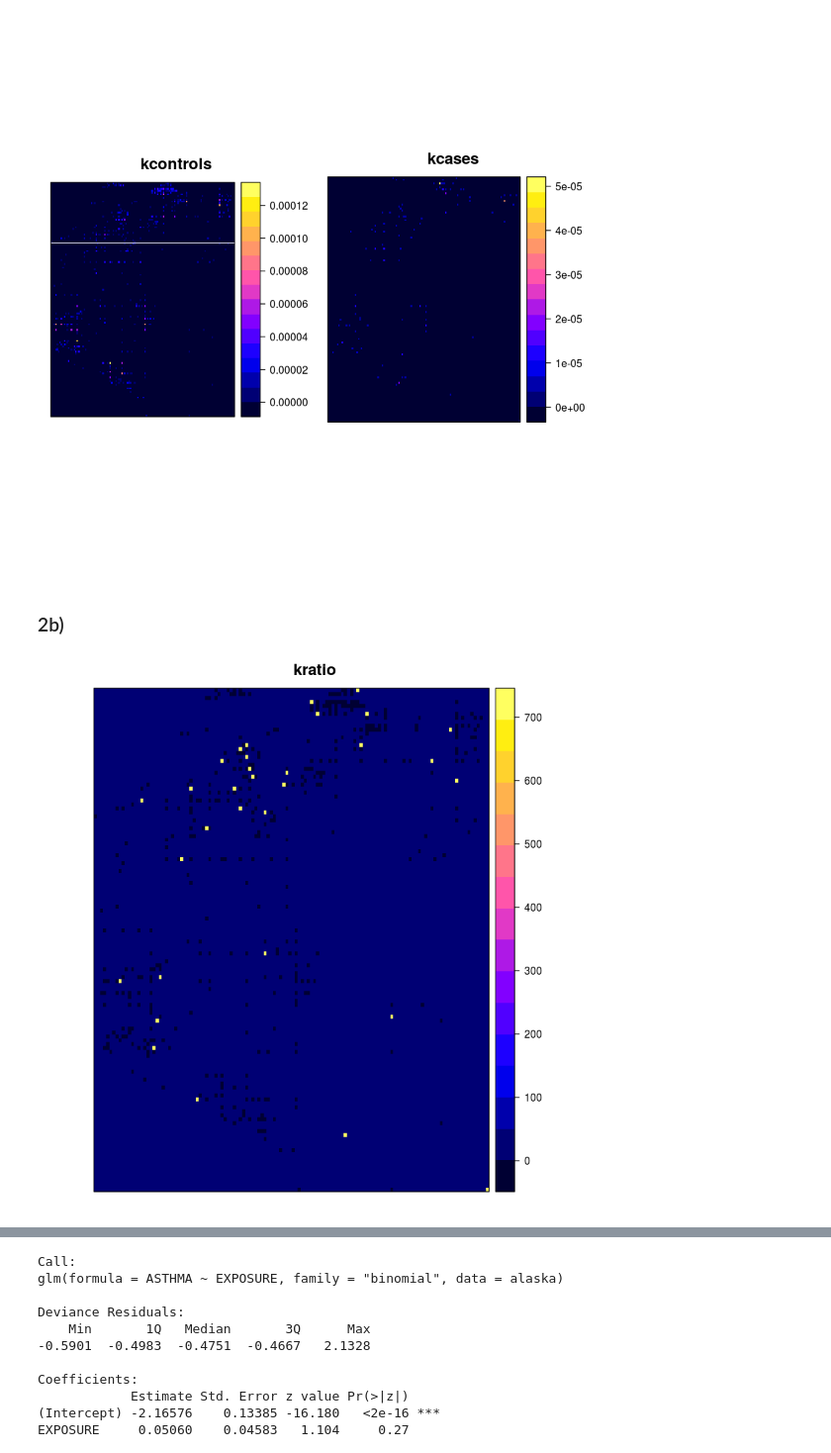
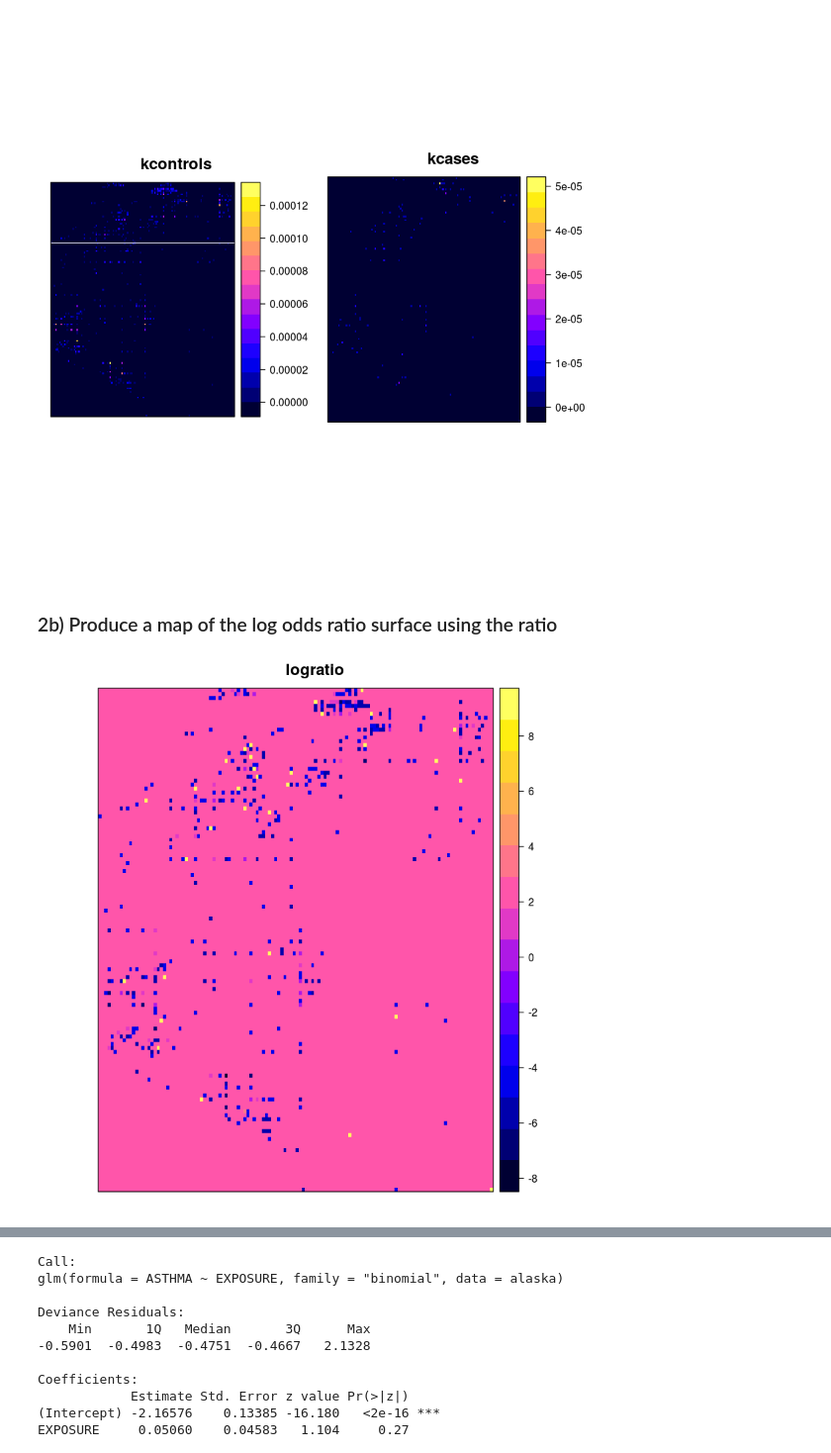
Before and after one commit to nmmarquez/spatial_epi, a Jupyter notebook: homework/hw4/hw4.ipynb, the cells around one changed output, grey strips where cells are left out. Shown: that part at 99% size. Drawn from its saved outputs; the diff is of its cells as text; code cells hidden in the pictures.

```diff
--- a/homework/hw4/hw4.ipynb
+++ b/homework/hw4/hw4.ipynb
@@ -144,7 +155,7 @@ alaska <- subset(x, ASTHMA != -999)
 pointdf <- SpatialPointsDataFrame(coords=alaska[,c("X_COORD", "Y_COORD")],
                                   data=alaska[,c("MOLD","ASTHMA")])
 # %%
-bwasthma <- 0.06
+bwasthma <- 20
 pppasthma <- as(pointdf, "ppp")
 # %%
 #marks(pppasthma) <- relevel(pppasthma$marks$Asthma, "control")
@@ -171,9 +182,9 @@ print(p1, position=c(0, 0, .5, 1), more=T)
 print(p2, position=c(.5, 0, 1, 1))
 # %% [output]
 [figure]
-# %% [markdown]
-### 2b)
+# %% [markdown]
+### 2b) Produce a map of the log odds ratio surface using the ratio
 # %%
-spplot(spkratio, "kratio", main="kratio")
+spplot(spkratio, "logratio", main="logratio")
 # %% [output]
-[figure, old version]
+[figure, new version]
```
Also changed, not shown: parts of 26 cells of this notebook.
